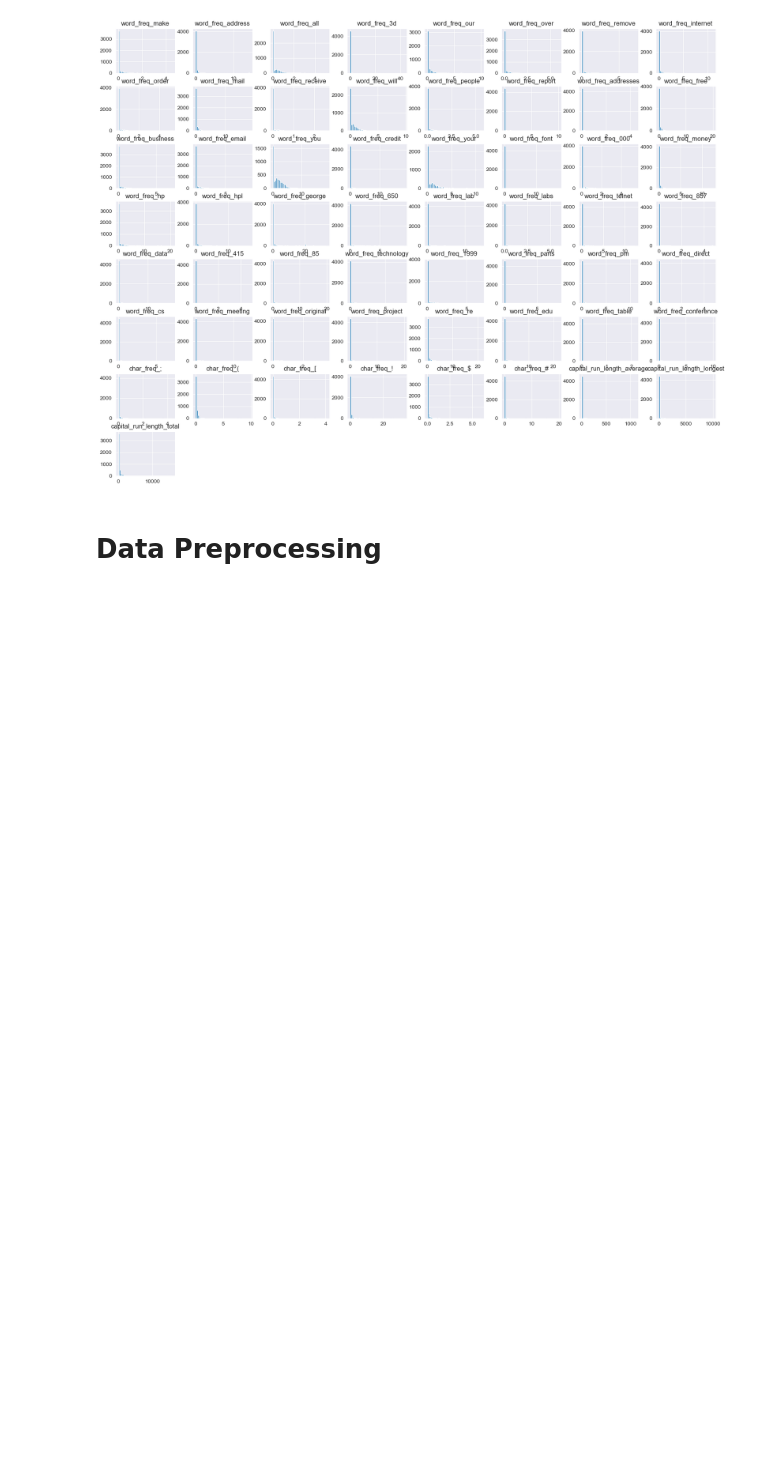
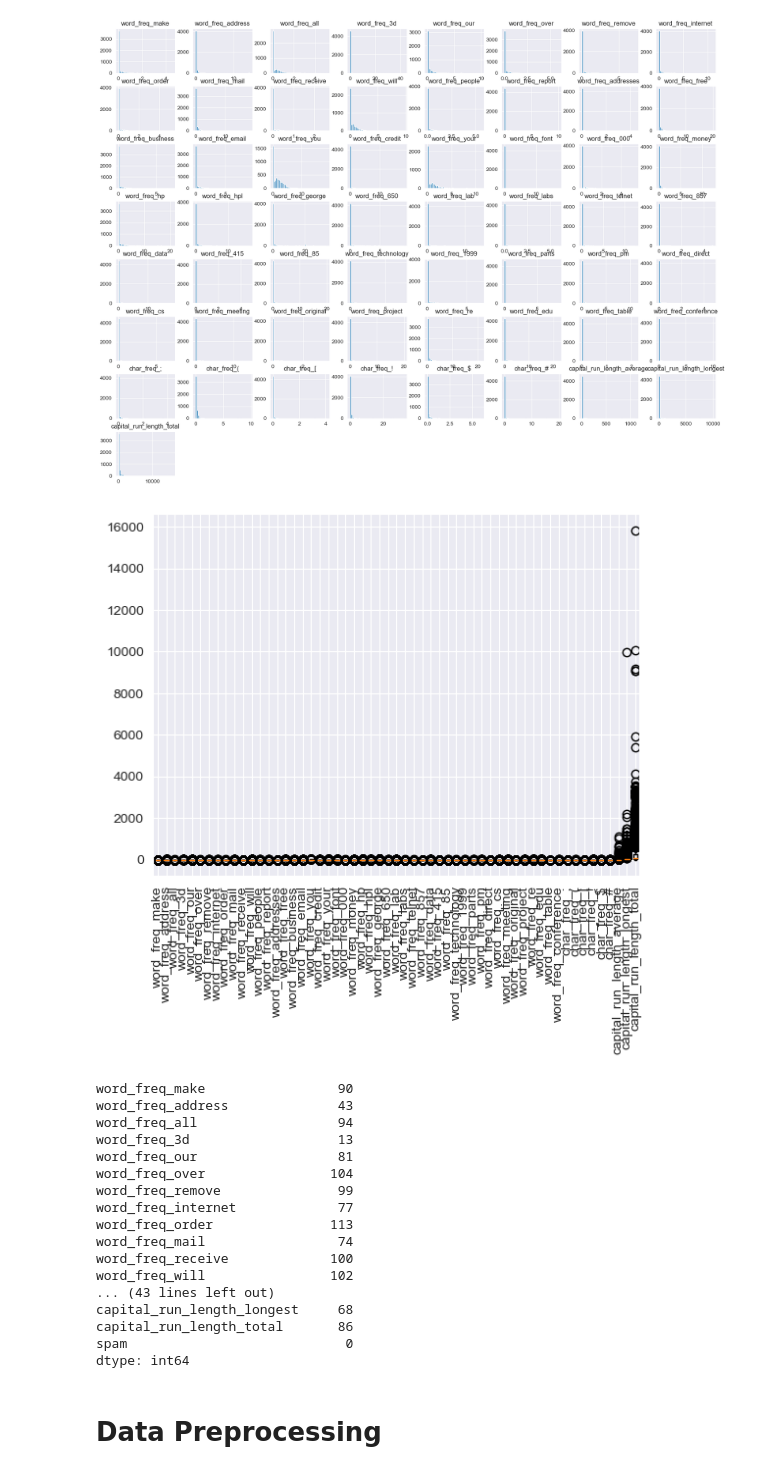
Before and after one commit to NotMishaal/Spam-Classification, a Jupyter notebook: classification.ipynb, the cells around one changed output. Cells and saved outputs as stored; diff of their text form; code cells hidden in the pictures; blank space fills up the shorter version.

```diff
--- a/classification.ipynb
+++ b/classification.ipynb
@@ -174,6 +174,45 @@ df[num_cols].hist(bins=50, figsize=(20,15))
 plt.show()
 # %% [output]
 [figure]
+# %%
+# plotting box plot to visualize for outliers
+out_col = df.iloc[:, :-1]
+fig, ax = plt.subplots()
+ax.boxplot(out_col.values)
+ax.set_xticklabels(out_col, rotation=90)
+plt.show()
+
+# printing the outliers
+summary = df.describe()
+
+# Define a threshold for outliers
+threshold = 3 * summary.loc['std']
+
+# Identify outliers
+outliers = (df > (summary.loc['mean'] + threshold)) | (df < (summary.loc['mean'] - threshold))
+
+# Count the number of outliers in each feature
+outlier_counts = outliers.sum()
+print(outlier_counts)
+# %% [output]
+[figure, added]
+word_freq_make                 90
+word_freq_address              43
+word_freq_all                  94
+word_freq_3d                   13
+word_freq_our                  81
+word_freq_over                104
+word_freq_remove               99
+word_freq_internet             77
+word_freq_order               113
+word_freq_mail                 74
+word_freq_receive             100
+word_freq_will                102
+... (43 lines left out)
+capital_run_length_longest     68
+capital_run_length_total       86
+spam                            0
+dtype: int64
 # %% [markdown]
 # Data Preprocessing
 # %% [markdown]
```
Also changed, not shown: parts of 12 cells of this notebook.
